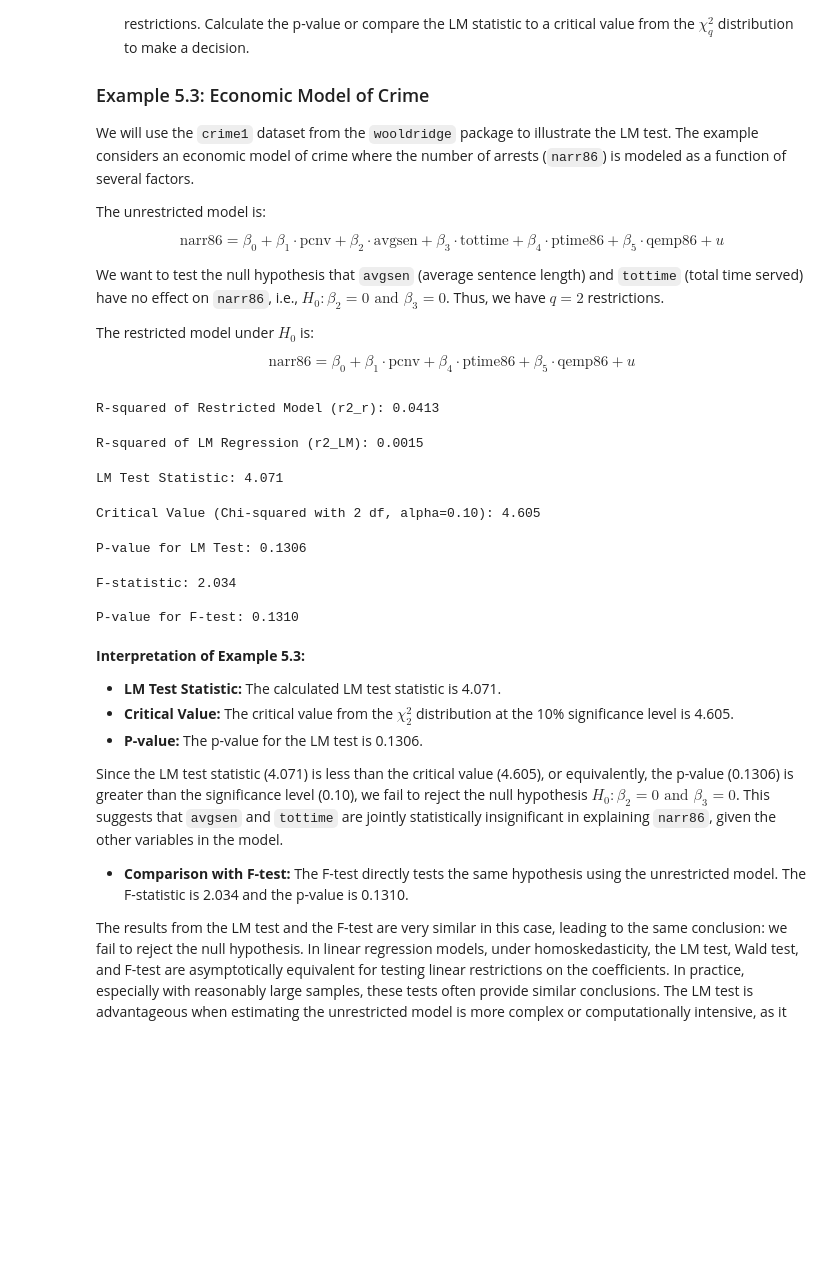
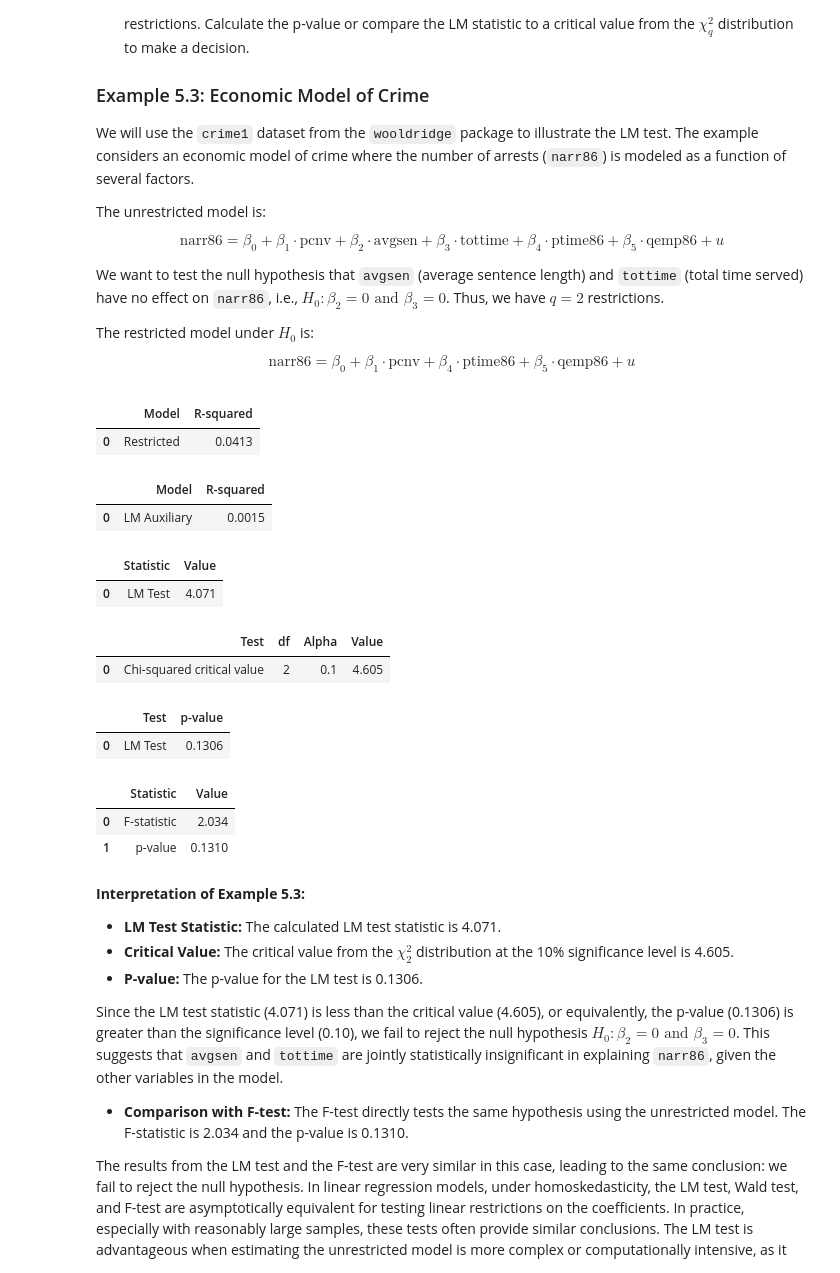
Before and after one commit to jhu-aap-econ/merino, a Jupyter notebook: notebooks/Ch5. MRA - OLS Asymptotics.ipynb, the cells around one changed output. Drawn from its saved outputs; the diff is of its cells as text; code cells hidden in the pictures; blank space fills up the shorter version.

```diff
--- a/notebooks/Ch5. MRA - OLS Asymptotics.ipynb
+++ b/notebooks/Ch5. MRA - OLS Asymptotics.ipynb
@@ -426,9 +445,16 @@ crime1 = woo.dataWoo("crime1")
 reg_r = smf.ols(formula="narr86 ~ pcnv + ptime86 + qemp86", data=crime1)
 fit_r = reg_r.fit()
 r2_r = fit_r.rsquared
-print(f"R-squared of Restricted Model (r2_r): {r2_r:.4f}\n")
+# Display R-squared of Restricted Model
+pd.DataFrame(
+    {
+        "Model": ["Restricted"],
+        "R-squared": [f"{r2_r:.4f}"],
+    },
+)
 # %% [output]
-R-squared of Restricted Model (r2_r): 0.0413
+|  | Model | R-squared |
+| 0 | Restricted | 0.0413 |
 # %%
 # 2. Obtain residuals from the restricted model and add them to the DataFrame
 crime1["utilde"] = fit_r.resid
@@ -440,30 +466,60 @@ reg_LM = smf.ols(
 )
 fit_LM = reg_LM.fit()
 r2_LM = fit_LM.rsquared
-print(f"R-squared of LM Regression (r2_LM): {r2_LM:.4f}\n")
+# Display R-squared of LM Regression
+pd.DataFrame(
+    {
+        "Model": ["LM Auxiliary"],
+        "R-squared": [f"{r2_LM:.4f}"],
+    },
+)
 # %% [output]
-R-squared of LM Regression (r2_LM): 0.0015
+|  | Model | R-squared |
+| 0 | LM Auxiliary | 0.0015 |
 # %%
 # 4. Calculate the LM test statistic: LM = n * R^2_utilde
 LM = r2_LM * fit_LM.nobs
-print(f"LM Test Statistic: {LM:.3f}\n")
+# Display LM Test Statistic
+pd.DataFrame(
+    {
+        "Statistic": ["LM Test"],
+        "Value": [f"{LM:.3f}"],
+    },
+)
 # %% [output]
-LM Test Statistic: 4.071
+|  | Statistic | Value |
+| 0 | LM Test | 4.071 |
 # %%
 # 5. Determine the critical value from the chi-squared distribution with q=2 degrees of freedom at alpha=10% significance level
 # For a test at 10% significance level, alpha = 0.10.
 # We want to find the chi-squared value such that the area to the right is 0.10.
 cv = stats.chi2.ppf(1 - 0.10, 2)  # ppf is the percent point function (inverse of CDF)
-print(f"Critical Value (Chi-squared with 2 df, alpha=0.10): {cv:.3f}\n")
+# Display Critical Value
+pd.DataFrame(
+    {
+        "Test": ["Chi-squared critical value"],
+        "df": [2],
+        "Alpha": [0.10],
+        "Value": [f"{cv:.3f}"],
+    },
+)
 # %% [output]
-Critical Value (Chi-squared with 2 df, alpha=0.10): 4.605
+|  | Test | df | Alpha | Value |
+| 0 | Chi-squared critical value | 2 | 0.1 | 4.605 |
 # %%
 # 6. Calculate the p-value for the LM test
 # The p-value is the probability of observing a test statistic as extreme as, or more extreme than, the one calculated, under the null hypothesis.
 pval = 1 - stats.chi2.cdf(LM, 2)  # cdf is the cumulative distribution function
-print(f"P-value for LM Test: {pval:.4f}\n")
+# Display P-value for LM Test
+pd.DataFrame(
+    {
+        "Test": ["LM Test"],
+        "p-value": [f"{pval:.4f}"],
+    },
+)
 # %% [output]
-P-value for LM Test: 0.1306
+|  | Test | p-value |
+| 0 | LM Test | 0.1306 |
 # %%
 # 7. Compare the LM test to the F-test for the same hypothesis using the unrestricted model directly.
 reg = smf.ols(
@@ -477,12 +533,17 @@ hypotheses = ["avgsen = 0", "tottime = 0"]
 ftest = results.f_test(hypotheses)
 fstat = ftest.statistic
 fpval = ftest.pvalue
-print(f"F-statistic: {fstat:.3f}\n")
-print(f"P-value for F-test: {fpval:.4f}\n")
+# Display F-test results
+pd.DataFrame(
+    {
+        "Statistic": ["F-statistic", "p-value"],
+        "Value": [f"{fstat:.3f}", f"{fpval:.4f}"],
+    },
+)
 # %% [output]
-F-statistic: 2.034
-
-P-value for F-test: 0.1310
+|  | Statistic | Value |
+| 0 | F-statistic | 2.034 |
+| 1 | p-value | 0.1310 |
 # %% [markdown]
 **Interpretation of Example 5.3:**
 
```
Also changed, not shown: parts of 2 cells of this notebook, 32 other files.
